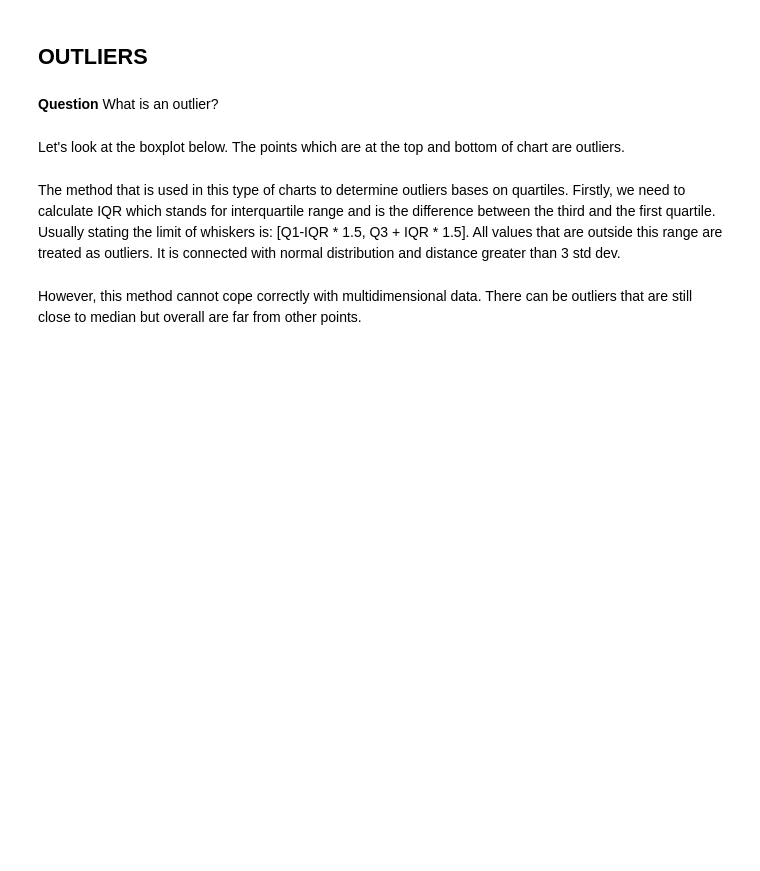
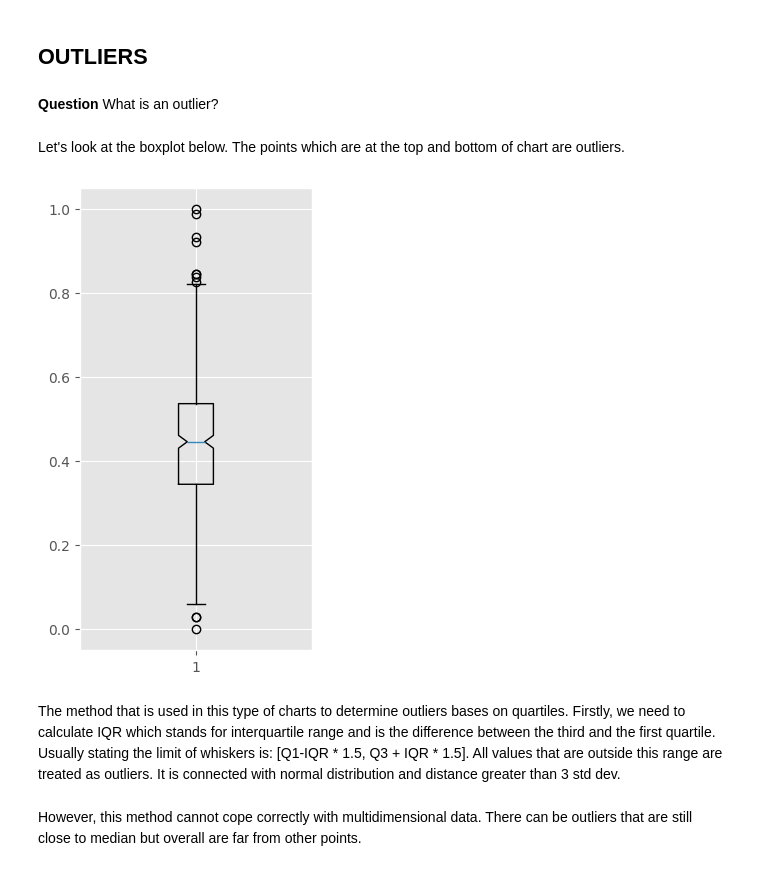
Before and after one commit to Michaszek224/wprowadzeniedosiecineuronowych, a Jupyter notebook: ml6/regression.ipynb, the cells around one changed output. Saved outputs shown, nothing was run; the diff lists cells and outputs as text; code cells hidden in the pictures; blank space fills up the shorter version.

```diff
--- a/ml6/regression.ipynb
+++ b/ml6/regression.ipynb
@@ -174,8 +308,10 @@ print(sm_stats.fvalue)
 Let's look at the boxplot below. The points which are at the top and bottom of chart are outliers.
 # %%
 fig, ax1 = plt.subplots(figsize=(3, 6))
-plt.boxplot(data[4], 1)
+plt.boxplot(data["acceleration"], 1)
 plt.show()
+# %% [output]
+[figure, added]
 # %% [markdown]
 The method that is used in this type of charts to determine outliers bases on quartiles. Firstly, we need to calculate IQR which stands for interquartile range and is the difference between the third and the first quartile. Usually stating the limit of whiskers is: [Q1-IQR * 1.5, Q3 + IQR * 1.5]. All values that are outside this range are treated as outliers. It is connected with normal distribution and distance greater than 3 std dev.
 # %% [markdown]
```
Also changed, not shown: parts of 31 cells of this notebook, 4 other files.
